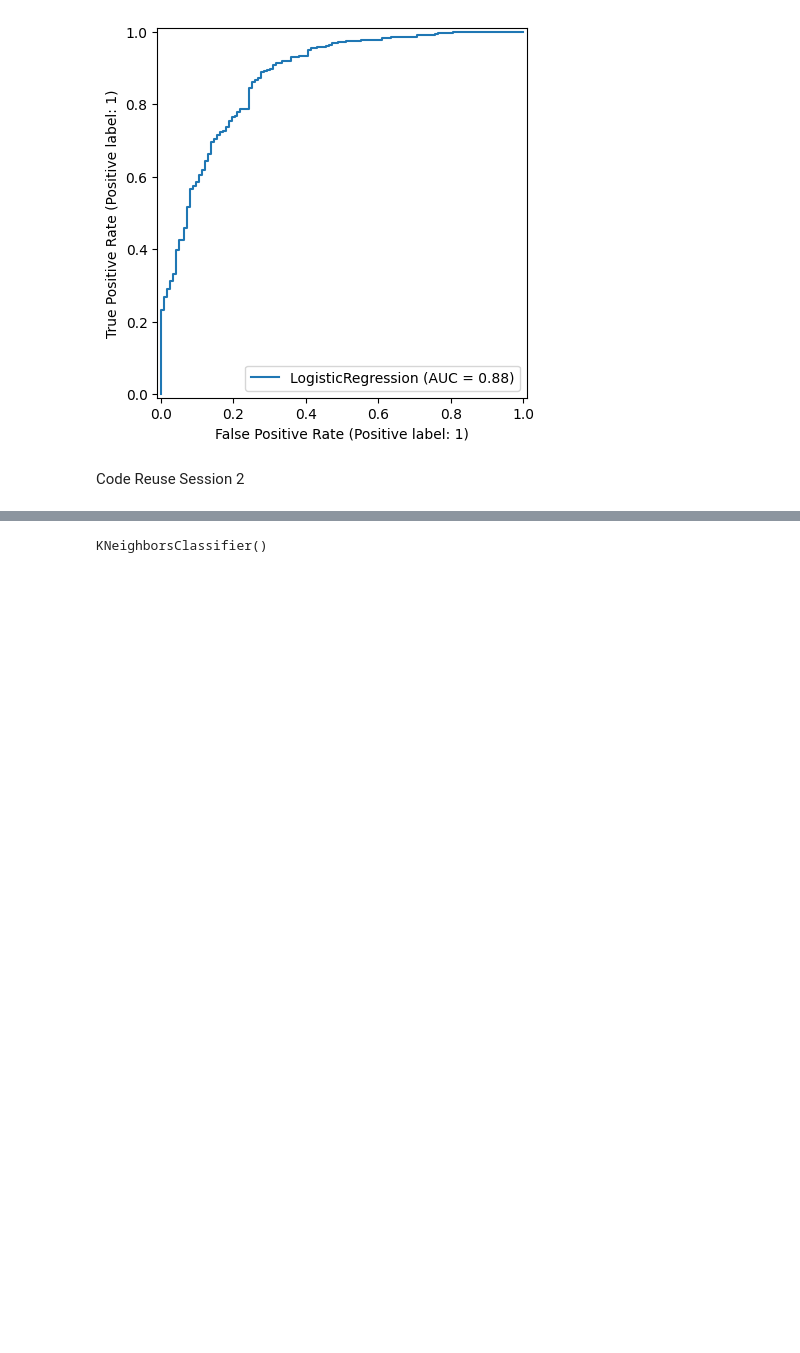
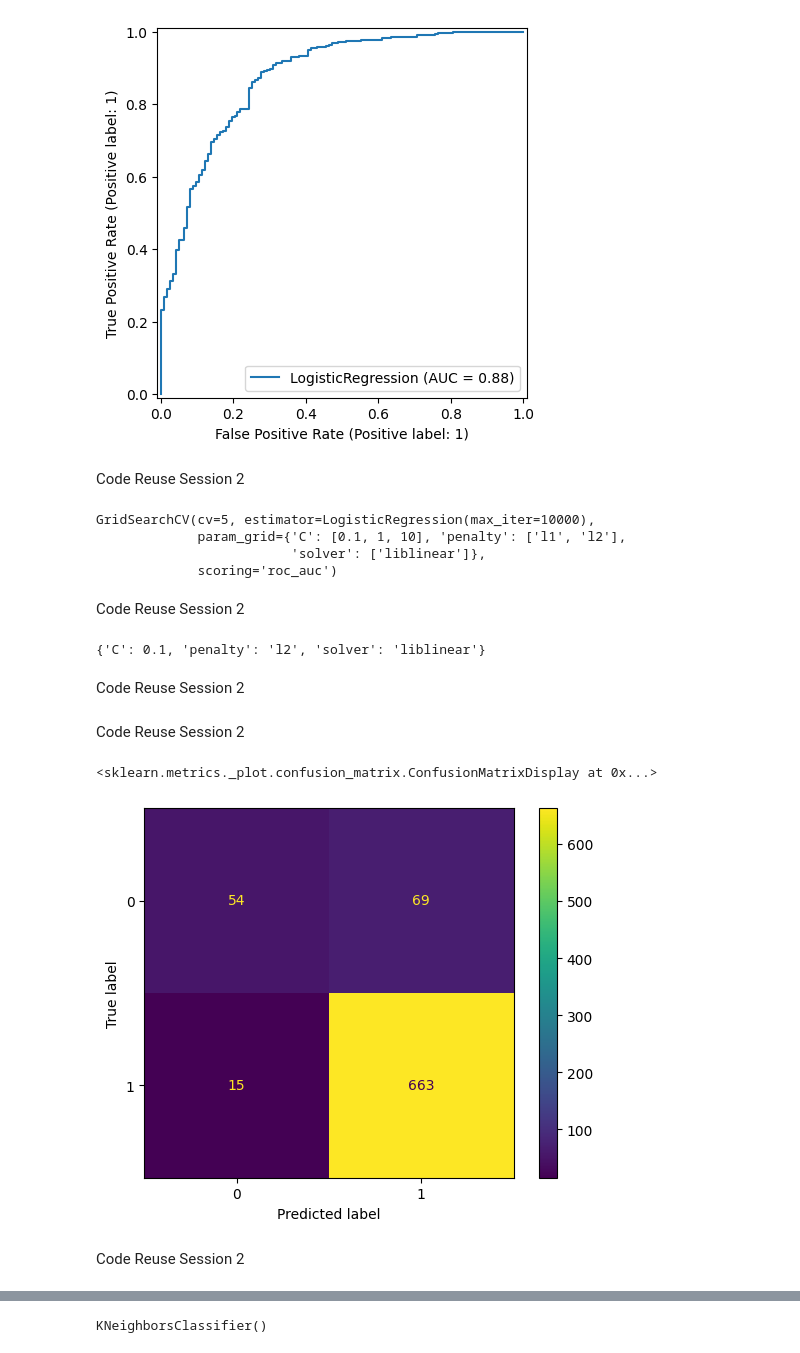
Before and after one commit to edmthinula/IIT_ML_tut, a Jupyter notebook: cw/week8.ipynb, the cells around one changed output, grey strips where cells are left out. Cells and saved outputs as stored; diff of their text form; code cells hidden in the pictures; blank space fills up the shorter version.

Commit message:
fine tuned the lr model

```diff
--- a/cw/week8.ipynb
+++ b/cw/week8.ipynb
@@ -161,3 +161,34 @@ logreg_roc = RocCurveDisplay.from_estimator(logreg, X_test, y_test)
 [figure]
 # %% [markdown]
 Code Reuse Session 2
+# %%
+from sklearn.model_selection import GridSearchCV
+param_grid = {'C': [0.1, 1, 10], 'penalty': ['l1', 'l2'], 'solver': ['liblinear']}
+lr_gscv = GridSearchCV(logreg, param_grid, cv=5, scoring='roc_auc')
+lr_gscv.fit(X, y)
+# %% [output]
+GridSearchCV(cv=5, estimator=LogisticRegression(max_iter=10000),
+             param_grid={'C': [0.1, 1, 10], 'penalty': ['l1', 'l2'],
+                         'solver': ['liblinear']},
+             scoring='roc_auc')
+# %% [markdown]
+Code Reuse Session 2
+# %%
+lr_gscv.best_params_  # Display best parameters from grid search
+# %% [output]
+{'C': 0.1, 'penalty': 'l2', 'solver': 'liblinear'}
+# %% [markdown]
+Code Reuse Session 2
+# %%
+lr_y_pred = lr_gscv.predict(X_test)
+# %% [markdown]
+Code Reuse Session 2
+# %%
+lr_gscv_cm = confusion_matrix(y_test, lr_y_pred, labels=logreg.classes_)
+lr_gscv_desp = ConfusionMatrixDisplay(lr_gscv_cm, display_labels=logreg.classes_)
+lr_gscv_desp.plot()
+# %% [output]
+<sklearn.metrics._plot.confusion_matrix.ConfusionMatrixDisplay at 0x...>
+[figure, added]
+# %% [markdown]
+Code Reuse Session 2
```
Also changed, not shown: parts of 4 cells of this notebook, 1 other file.
